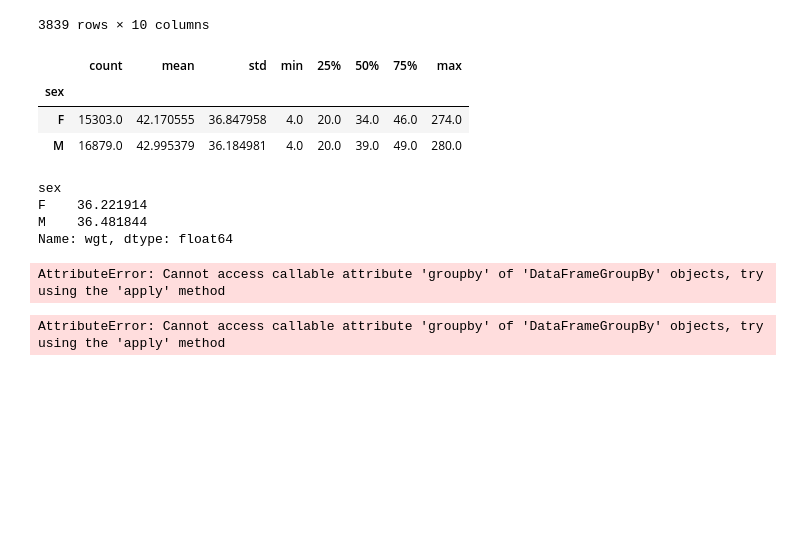
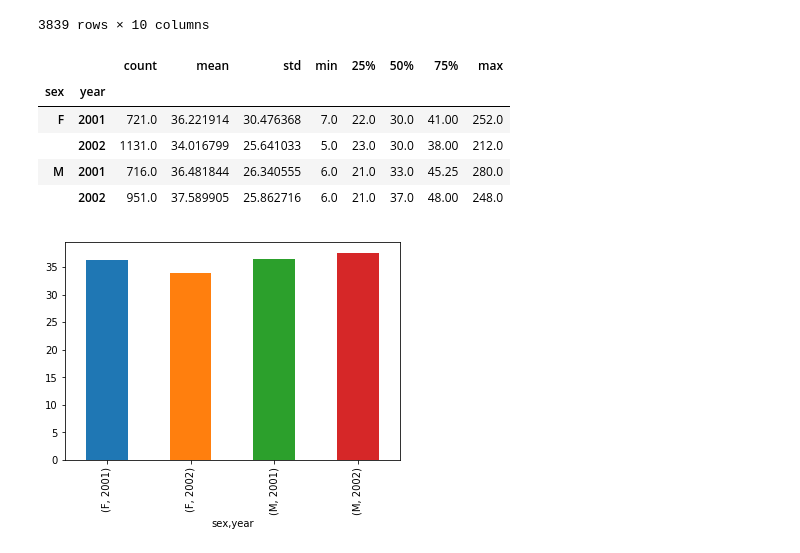
Before and after one commit to GT-IDEaS/SkillsWorkshop2018, a Jupyter notebook: Week03/Assignment/jstoppelman_01.ipynb, the cells around one changed output. Saved outputs shown, nothing was run; the diff lists cells and outputs as text; code cells hidden in the pictures; blank space fills up the shorter version.

```diff
--- a/Week03/Assignment/jstoppelman_01.ipynb
+++ b/Week03/Assignment/jstoppelman_01.ipynb
@@ -150,7 +123,12 @@ group=surveys.groupby('sex')
+# %%
+surveyst.reset_index()
+group=surveyst.groupby(['sex','year'])
 # %%
-group['weight'].describe()
+group['wgt'].describe()
 # %% [output]
-|  | count | mean | std | min | 25% | 50% | 75% | max |
-| sex |  |  |  |  |  |  |  |  |
-| F | 15303.0 | 42.170555 | 36.847958 | 4.0 | 20.0 | 34.0 | 46.0 | 274.0 |
-| M | 16879.0 | 42.995379 | 36.184981 | 4.0 | 20.0 | 39.0 | 49.0 | 280.0 |
+|  |  | count | mean | std | min | 25% | 50% | 75% | max |
+| sex | year |  |  |  |  |  |  |  |  |
+| F | 2001 | 721.0 | 36.221914 | 30.476368 | 7.0 | 22.0 | 30.0 | 41.00 | 252.0 |
+|  | 2002 | 1131.0 | 34.016799 | 25.641033 | 5.0 | 23.0 | 30.0 | 38.00 | 212.0 |
+| M | 2001 | 716.0 | 36.481844 | 26.340555 | 6.0 | 21.0 | 33.0 | 45.25 | 280.0 |
+|  | 2002 | 951.0 | 37.589905 | 25.862716 | 6.0 | 21.0 | 37.0 | 48.00 | 248.0 |
@@ -159,15 +135,5 @@ t=surveys2001.groupby('sex')
-# %%
-t['wgt'].mean()
-# %% [output]
-sex
-F    36.221914
-M    36.481844
-Name: wgt, dtype: float64
-# %%
-t.groupby('year')
-# %% [output]
-AttributeError: Cannot access callable attribute 'groupby' of 'DataFrameGroupBy' objects, try using the 'apply' method
-# %%
-group.groupby('year')
-# %% [output]
-AttributeError: Cannot access callable attribute 'groupby' of 'DataFrameGroupBy' objects, try using the 'apply' method
+# %%
+assignplot=group['wgt'].mean()
+assignplot.plot(kind='bar');
+# %% [output]
+[figure, added]
```
Also changed, not shown: parts of 6 cells of this notebook, 3 other files.
